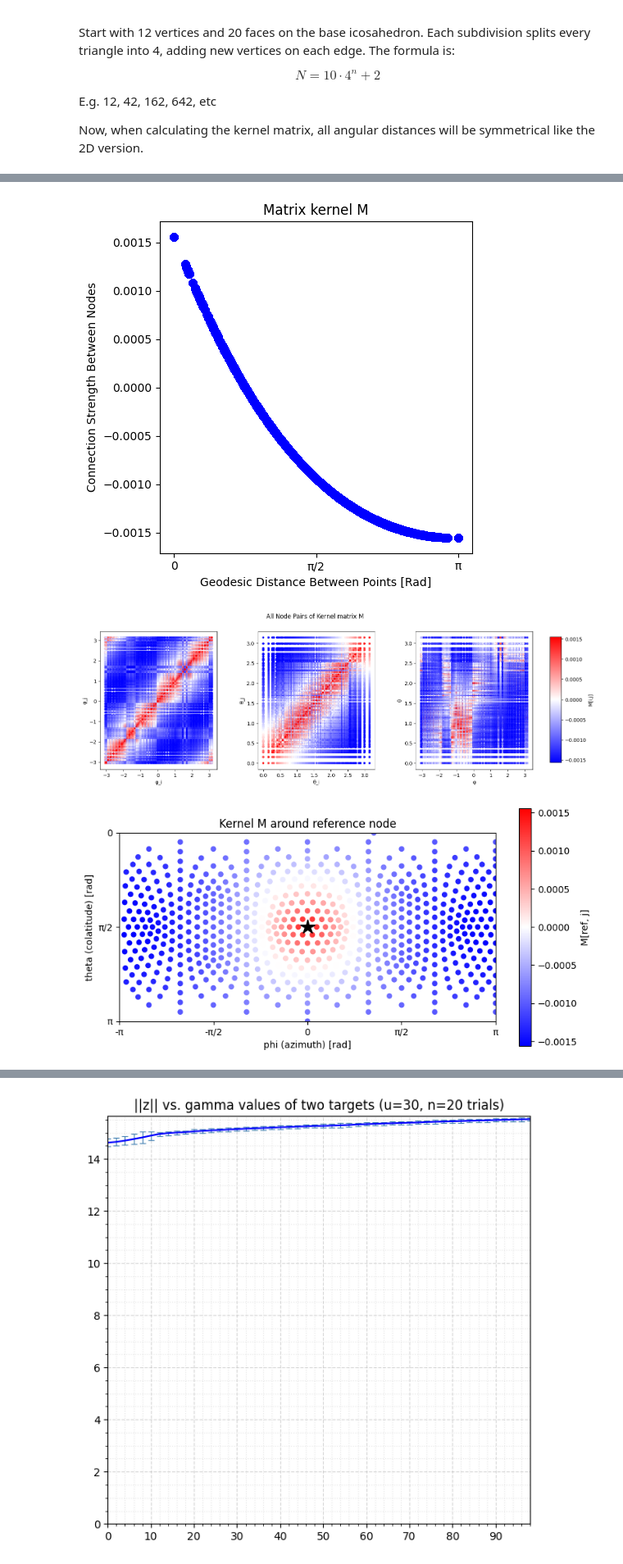
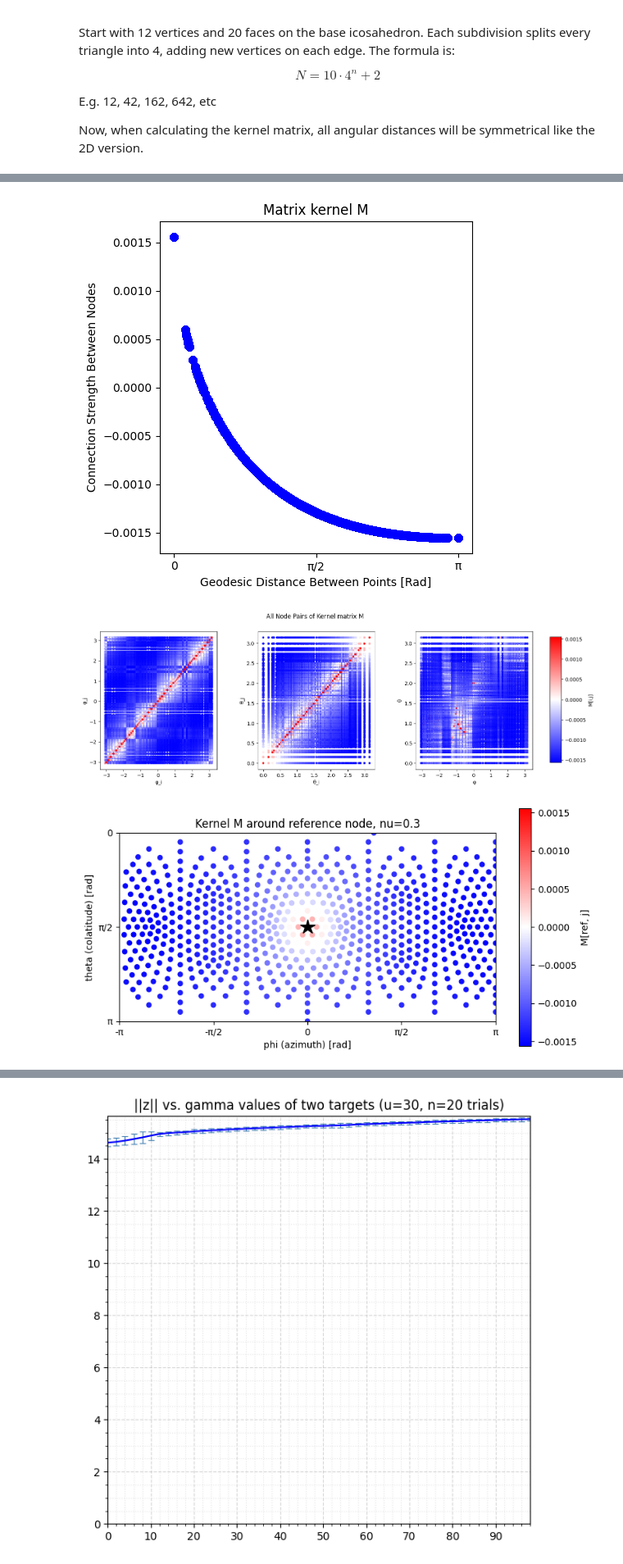
Before and after one commit to noah-ginzburg/RANController, a Jupyter notebook: RAN/mean_field_model_3d.ipynb, the cells around one changed output, grey strips where cells are left out. Shown at 82% size. Saved outputs shown, nothing was run; the diff lists cells and outputs as text; code cells hidden in the pictures.

```diff
--- a/RAN/mean_field_model_3d.ipynb
+++ b/RAN/mean_field_model_3d.ipynb
@@ -173,7 +173,7 @@ def find_closest_node(points, phi, theta):
     distances = [geodesic_distance(test_pt, nodes[i]) for i in range(len(nodes))]
     return np.argmin(distances), np.min(distances)
 
-def plot_kernel_one_node(ref_phi, ref_theta, sphere_nodes, M):
+def plot_kernel_one_node(ref_phi, ref_theta, sphere_nodes, M, nu):
     # Convention (see cartesian_to_polar_3D): idx1 = azimuth arctan2(y,x) in [-pi,pi],
     # idx2 = colatitude arccos(z/r) in [0,pi].
     ref_idx, _ = find_closest_node(sphere_nodes, ref_phi, ref_theta)
@@ -218,7 +218,7 @@ def plot_kernel_one_node(ref_phi, ref_theta, sphere_nodes, M):
     ax.set_yticklabels(['0', 'π/2', 'π'])
 
     fig.colorbar(sc, label='M[ref, j]')
-    plt.title('Kernel M around reference node')
+    plt.title(f'Kernel M around reference node, nu={nu}')
     plt.tight_layout()
     plt.show()
 # %%
@@ -356,23 +516,25 @@ targets = [target1, target2]
 # %%
+
 # Node positions and connectivity
+v=0.3
 alphas, M = genetate_connection_matrix(nodes, v)
 
 fig, ax = plt.subplots(figsize=(5, 5))
 ax.scatter(alphas, M, color='blue')
 ax.set_xticks([0, np.pi/2, np.pi])
 ax.set_xticklabels(['0', 'π/2', 'π'])
 ax.set_title(f'Matrix kernel M')
 ax.set_xlabel(f'Geodesic Distance Between Points [Rad]')
 ax.set_ylabel(f'Connection Strength Between Nodes')
 plt.tight_layout()
 plt.show()
 
 plot_kernel_3panel(nodes, M)
-plot_kernel_one_node(0.0, 0.0, nodes, M)
+plot_kernel_one_node(0.0, 0.0, nodes, M, v)
 # %% [output]
-[figure, old version]
+[figure, new version]
-[figure, old version]
+[figure, new version]
-[figure, old version]
+[figure, new version]
 # %%
 u_crit = 1/(max_abs_eigenvalue(M) * np.power((1/np.cosh(beta)),2))
 u_crit = round(u_crit, 3)
```
Also changed, not shown: parts of 8 cells of this notebook, 8 other files.
